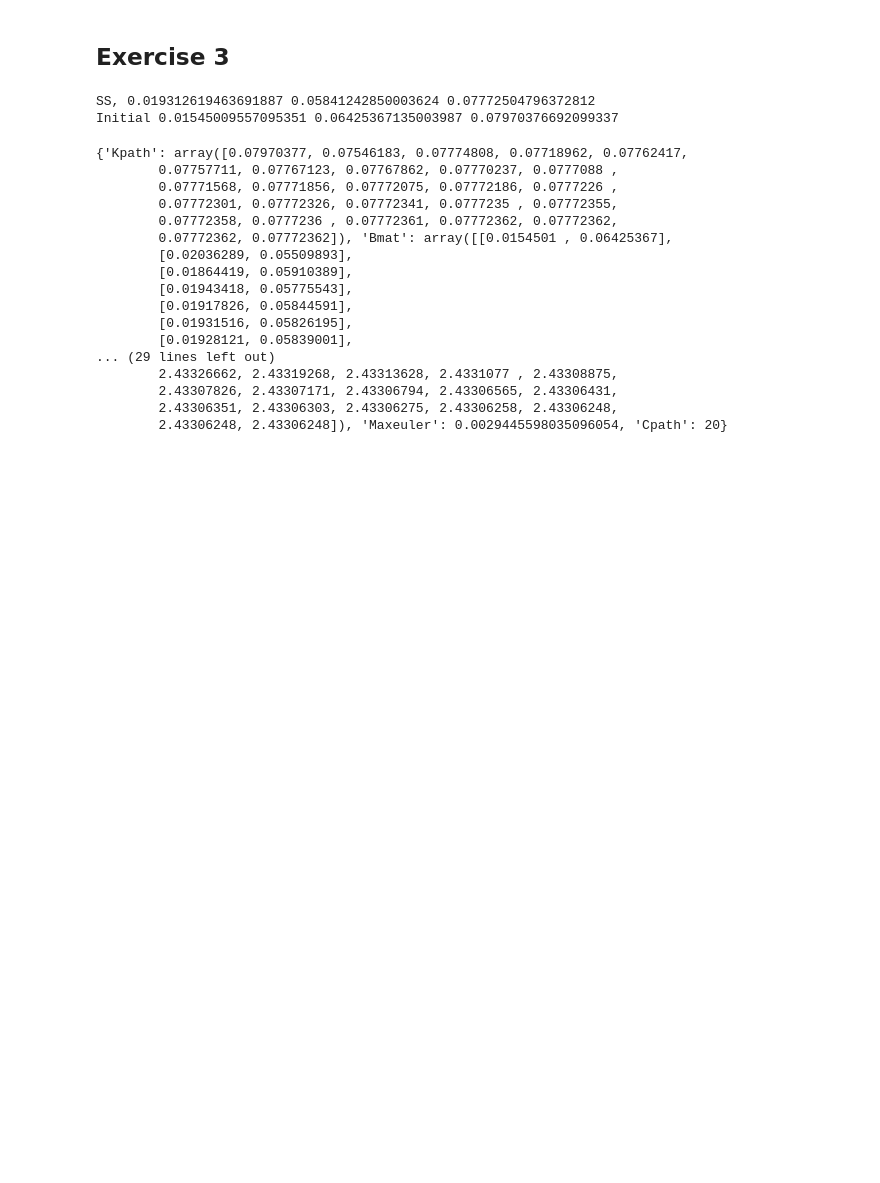
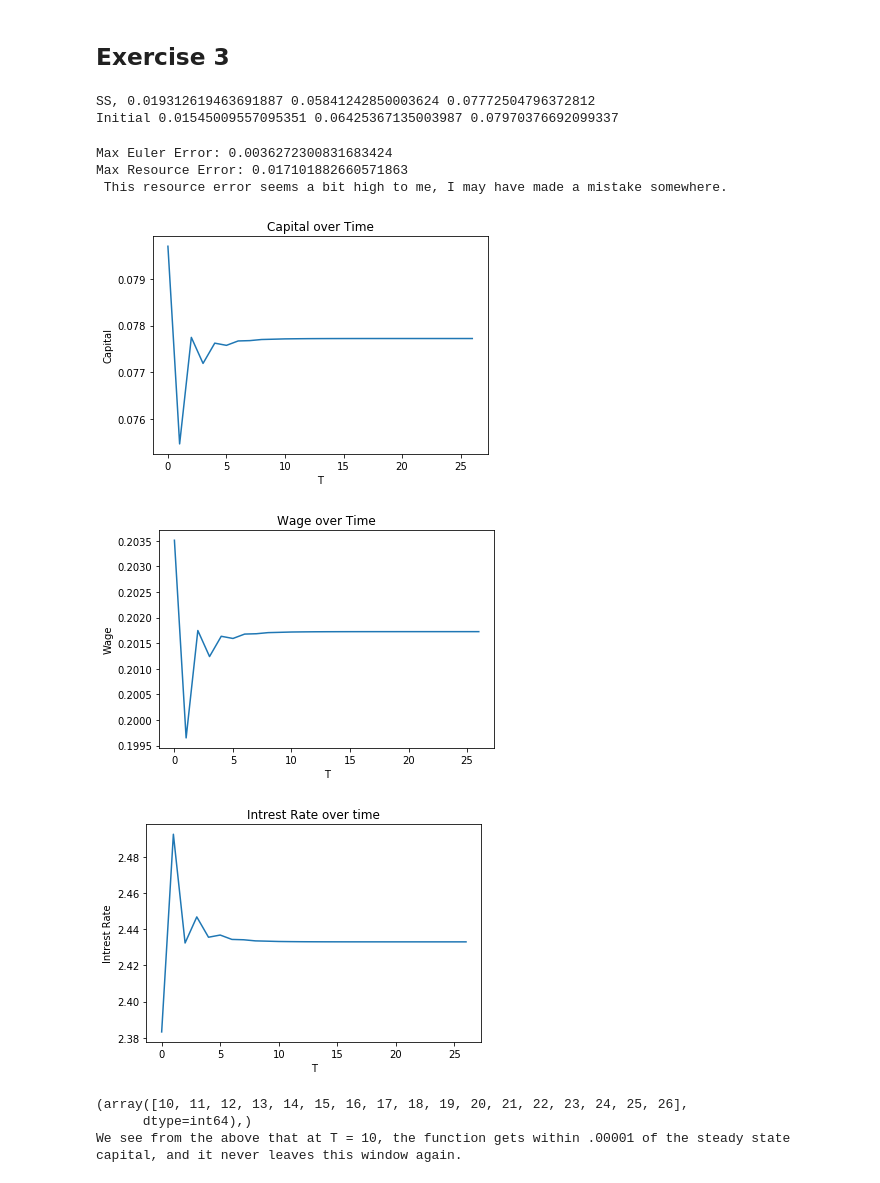
Before and after one commit to mattdbrown17/BootCamp2018, a Jupyter notebook: ProbSets/Econ/ProbSet3/OLG Exercises.ipynb, the cells around one changed output. Saved outputs shown, nothing was run; the diff lists cells and outputs as text; code cells hidden in the pictures; blank space fills up the shorter version.

```diff
--- a/ProbSets/Econ/ProbSet3/OLG Exercises.ipynb
+++ b/ProbSets/Econ/ProbSet3/OLG Exercises.ipynb
@@ -336,62 +336,78 @@ def Kiter(b_i, Kpath_guess, params, xi = .15, maxiter = 5000, tol = 1e-9):
     while (Kdist > tol) & (iter<maxiter):
         Bmat = solveHHpaths(b_i, Kpath, params)[0]
         Kpr = Kprime(Bmat)
         Kdist = la.norm(Kpath-Kpr)
         #print("Iter =", iter, "Kdist =", Kdist)
         Kpath = Kpr * xi + (1- xi) * Kpath
         iter += 1
     Bmatfinal = solveHHpaths(b_i, Kpath, params)[0]
     Eulerr = solveHHpaths(b_i, Kpath, params)[1]
-    Maxeuler = np.amax(Eulerr)
+    Maxeuler = np.amax(abs(Eulerr))
     Ypath = (A * Kpath ** alpha) * (L **(1-alpha))
     Wpath = get_w3(Kpath, [nvec, A, alpha])
     Rpath = get_r3(Kpath, [nvec, A, alpha, delta])
+    Cpath = conspath(Bmatfinal, Wpath, Rpath, params)
+    Rerrorpath = np.zeros(T)
+    for i in range(1, T):
+        Rerrorpath[i] = abs(Ypath[i] - Cpath[i] - Kpath[i+1] + (1 - delta) * Kpath[i])
+    Maxrerror = max(Rerrorpath)
     Kiter_output = {
         'Kpath': Kpath, 'Bmat': Bmatfinal, 'Ypath': Ypath,
         'Wpath': Wpath, 'Rpath': Rpath, 'Maxeuler': Maxeuler,
-        'Cpath': 20}
+        'Cpath': Cpath, 'Rerrorpath': Rerrorpath, 'Maxrerror': Maxrerror}
     return Kiter_output
 
 '''
 I need to define some more functions to learn about the
 error associated with this process.
 '''
 
 def conspath(Bmat, Wpath, Rpath, params):
     '''
     Given a Bmat, Wpath, and Rpath, defines a consumption
     path.
     '''
-    c_1path = np.zeros(len(Wpath))
-    c_2path = np.zeros(len(Wpath))
-    c_3path = np.zeros(len(Wpath))
-    for i in range(1, len(Wpath)):
-        c_1path[i] = wmat[i] * nvec[0] + Bmat[0, i]
-        c_2path[i] = wmat[i] * nvec[1]
-        c_3path[i] = wmat[1] * nvec[2]
-
+    c_1path = np.zeros(T)
+    c_2path = np.zeros(T)
+    c_3path = np.zeros(T)
+    for i in range(1, T):
+        c_1path[i] = Wpath[i] * nvec[0] - Bmat[i, 0]
+        c_2path[i] = Wpath[i] * nvec[1] + (1+Rpath[i])*Bmat[i-1, 0] - Bmat[i, 1]
+        c_3path[i] = Wpath[i] * nvec[2] + (1+Rpath[i])*Bmat[i-1, 1]
+    Cpath = c_1path + c_2path + c_3path
+    return Cpath
 
 K_path_guess = Kpath
-Kiter(b_i, K_path_guess, params)
-#plt.plot(soln['Kpath'])
-#soln['Rpath'], soln['Wpath']
-#K =
-#Y = (A * K ** alpha) * (L ** (1-alpha))
+final = Kiter(b_i, K_path_guess, params)
+print("Max Euler Error:", final['Maxeuler'], "\nMax Resource Error:", final['Maxrerror'], "\n This resource error seems a bit high to me, I may have made a mistake somewhere.")
+
+plt.plot(soln['Kpath'])
+plt.xlabel("T")
+plt.ylabel("Capital")
+plt.title("Capital over Time")
+plt.show()
+
+plt.plot(soln['Wpath'])
+plt.xlabel("T")
+plt.ylabel("Wage")
+plt.title("Wage over Time")
+plt.show()
+
+plt.plot(soln['Rpath'])
+plt.xlabel("T")
+plt.ylabel("Intrest Rate")
+plt.title("Intrest Rate over time")
+plt.show()
+
+difference = abs(soln['Kpath'] - K_ss)
+print(np.where(difference < .00001), "\nWe see from the above that at T = 10, the function gets within .00001 of the steady state capital, and it never leaves this window again.")
 # %% [output]
-{'Kpath': array([0.07970377, 0.07546183, 0.07774808, 0.07718962, 0.07762417,
-        0.07757711, 0.07767123, 0.07767862, 0.07770237, 0.0777088 ,
-        0.07771568, 0.07771856, 0.07772075, 0.07772186, 0.0777226 ,
-        0.07772301, 0.07772326, 0.07772341, 0.0777235 , 0.07772355,
-        0.07772358, 0.0777236 , 0.07772361, 0.07772362, 0.07772362,
-        0.07772362, 0.07772362]), 'Bmat': array([[0.0154501 , 0.06425367],
-        [0.02036289, 0.05509893],
-        [0.01864419, 0.05910389],
-        [0.01943418, 0.05775543],
-        [0.01917826, 0.05844591],
-        [0.01931516, 0.05826195],
-        [0.01928121, 0.05839001],
-... (29 lines left out)
-        2.43326662, 2.43319268, 2.43313628, 2.4331077 , 2.43308875,
-        2.43307826, 2.43307171, 2.43306794, 2.43306565, 2.43306431,
-        2.43306351, 2.43306303, 2.43306275, 2.43306258, 2.43306248,
-        2.43306248, 2.43306248]), 'Maxeuler': 0.0029445598035096054, 'Cpath': 20}
+Max Euler Error: 0.0036272300831683424
+Max Resource Error: 0.017101882660571863
+ This resource error seems a bit high to me, I may have made a mistake somewhere.
+[figure, added]
+[figure, added]
+[figure, added]
+(array([10, 11, 12, 13, 14, 15, 16, 17, 18, 19, 20, 21, 22, 23, 24, 25, 26],
+      dtype=int64),)
+We see from the above that at T = 10, the function gets within .00001 of the steady state capital, and it never leaves this window again.
```
Also changed, not shown: parts of 1 cell of this notebook.
